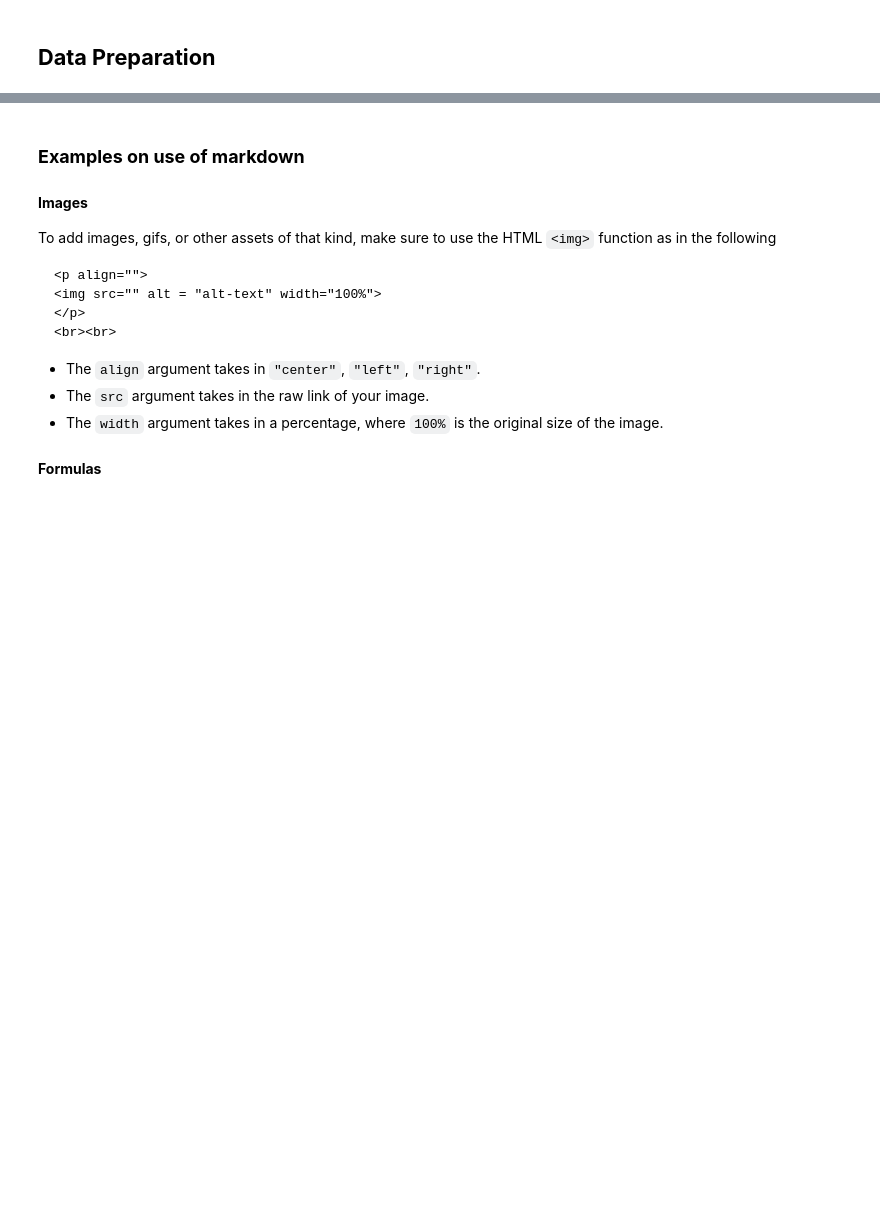
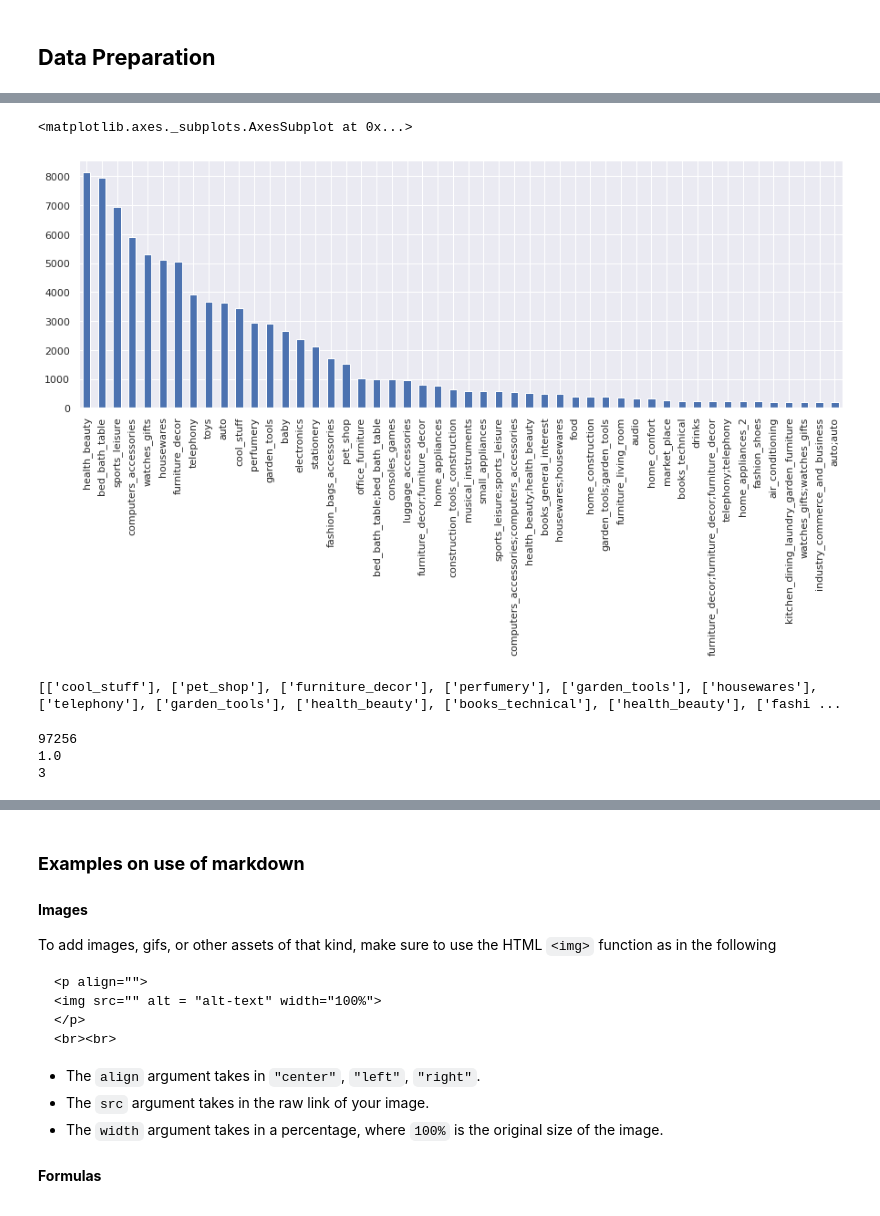
Before and after one commit to datacamp/Market-Basket-Analysis-in-python-live-training, a Jupyter notebook: notebooks/market_basket_analysis_in_python_solution.ipynb, the cells around one changed output, grey strips where cells are left out. Saved outputs shown, nothing was run; the diff lists cells and outputs as text; code cells hidden in the pictures; blank space fills up the shorter version.

```diff
--- a/notebooks/market_basket_analysis_in_python_solution.ipynb
+++ b/notebooks/market_basket_analysis_in_python_solution.ipynb
@@ -58,0 +49,18 @@ airbnb.head()
+# %%
+# Import modules.
+import numpy as np
+import pandas as pd
+import matplotlib.pyplot as plt
+import seaborn as sns
+
+# Define path to data.
+data_path = 'https://github.com/datacamp/Market-Basket-Analysis-in-python-live-training/raw/master/data/'
+
+# Load orders dataset
+orders = pd.read_csv(data_path+'olist_order_items_dataset.csv')
+
+# Load products items dataset
+products = pd.read_csv(data_path+'olist_products_dataset.csv')
+
+# Load translations dataset
+translations = pd.read_csv(data_path+'product_category_name_translation.csv')
@@ -58,0 +186,6 @@ airbnb.head()
+# %%
+# Load transaction data.
+transactions = pd.read_csv(data_path + 'olist_transactions.csv')
+
+# Preview data.
+transactions['transactions'].value_counts()
@@ -58,0 +205,21 @@ airbnb.head()
+# %%
+# Import seaborn and set formatting.
+import seaborn as sns
+sns.set()
+
+# Plot 50 largest categories of transactions.
+transactions['transactions'].value_counts()[0:50].plot(kind='bar', figsize=(15,5))
+# %% [output]
+<matplotlib.axes._subplots.AxesSubplot at 0x...>
+[figure, added]
+# %%
+# Convert the DataFrame column to list of lists.
+transactions = transactions['transactions'].tolist()
+
+# Convert list items into lists.
+transactions = [list(transaction.split(';')) for transaction in transactions]
+
+# Print subset of lists.
+print(transactions[0:2])
+# %% [output]
+[['cool_stuff'], ['pet_shop'], ['furniture_decor'], ['perfumery'], ['garden_tools'], ['housewares'], ['telephony'], ['garden_tools'], ['health_beauty'], ['books_technical'], ['health_beauty'], ['fashi ...
@@ -58,0 +229,16 @@ airbnb.head()
+# %%
+# Print length of list.
+print(len(transactions))
+
+# Count number of unique item categories for each transaction.
+counts = [len(transaction) for transaction in transactions]
+
+# Print median transaction length.
+print(np.median(counts))
+
+# Print maximum transaction length.
+print(np.max(counts))
+# %% [output]
+97256
+1.0
+3
```
Also changed, not shown: parts of 37 cells of this notebook.
